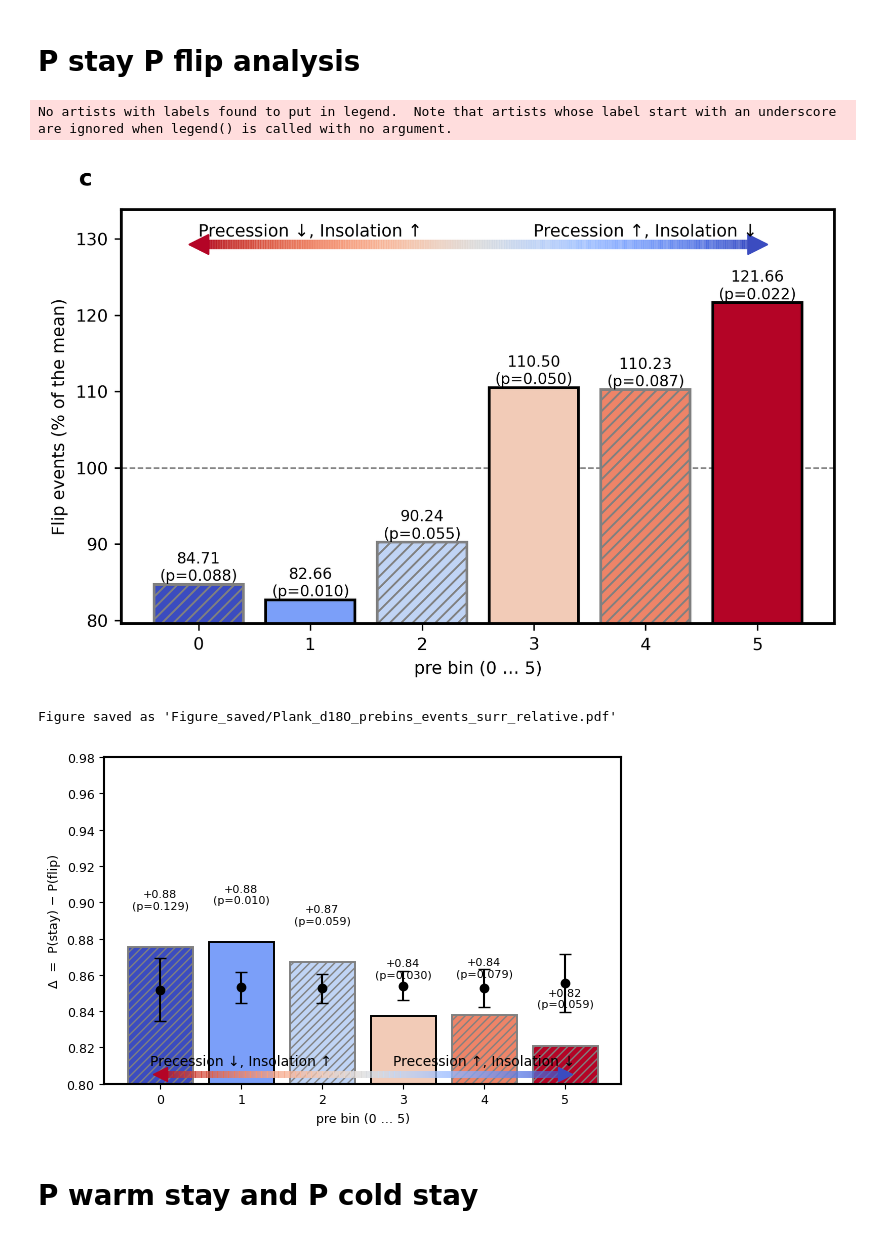
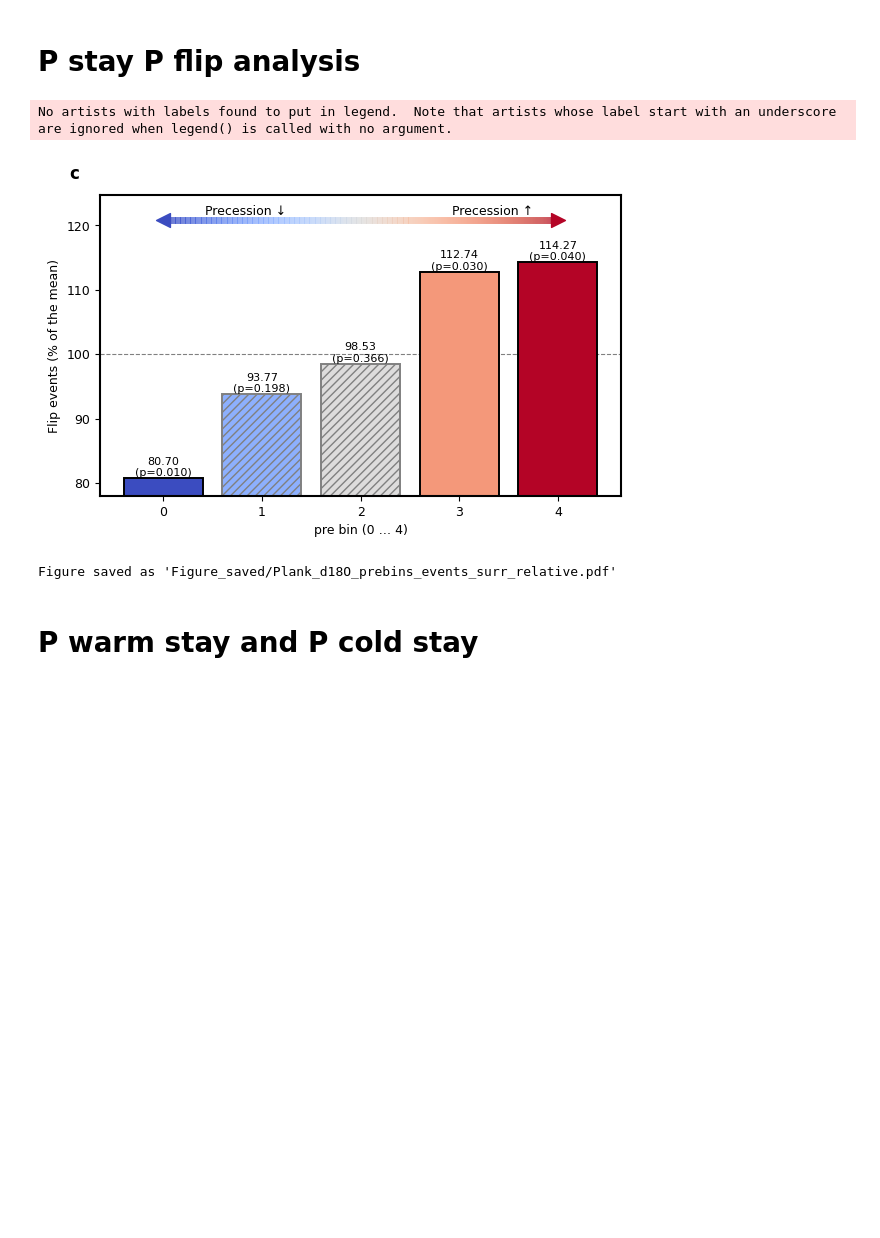
Before and after one commit to Peisong-Zheng/bipolar_seesaw_CCM, a Jupyter notebook: TE_DH_data_d18O.ipynb, the cells around one changed output. Saved outputs shown, nothing was run; the diff lists cells and outputs as text; code cells hidden in the pictures; blank space fills up the shorter version.

```diff
--- a/TE_DH_data_d18O.ipynb
+++ b/TE_DH_data_d18O.ipynb
@@ -44,10 +44,12 @@ df_filt_d18O = df_filt_d18O[df_filt_d18O['age'] <= 640_000]
 # df_filt_d18O.to_csv(r'D:\VScode\bipolar_seesaw_CCM\filtered_data\MD01-2444_339-U1385_benthic_d18O_hp_filt.csv', index=False)
 df_filt_d18O.to_csv(r'D:\VScode\bipolar_seesaw_CCM\filtered_data\MD01-2444_339-U1385_plank_d18O_hp_filt.csv', index=False)
 
-df_filt_d18O['filt_d18O'] = df_filt_d18O['filt_d18O'].rolling(window=5, min_periods=1).mean()
+df_filt_d18O['filt_d18O'] = df_filt_d18O['filt_d18O'].rolling(window=10, min_periods=1).mean()
 # drop NaN values
 df_filt_d18O = df_filt_d18O.dropna()
 
 print("Are there any NaN values in the interpolated d18O data?", df_d18O_0_2.isnull().values.any())
 print("Are there any NaN values in the interpolated ZrSr data?", df_ZrSr_0_2.isnull().values.any())
+
+df_filt_d18O = df_filt_d18O[df_filt_d18O['age'] <= 410_000]
 # %% [output]
@@ -472,54 +474,54 @@ delta, mu, sigma, p = sa.prob_prebins_events_surr_relative(
         df_pre_i, df_sq_i,
         forcing_column='pre',
         target_column='filt_d18O',
-        nbins_pre=6,
-        n_surr=1000,
+        sq_method = 'quantile',
+        nbins_pre=5,
+        n_surr=100,
         window =20_000,
         alpha=0.05,
         y_min=None,
         y_max=None,
         random_state=None,   # reproducible
-        dpi=300,
+        dpi=100,
         panel_label="c",
         save_figure=True,    # save figure to /Figure_saved
         proxy_name='Plank_d18O'    # merge the proxy name into the file name
 
 )
 
 
 
 
 
 
 
 
-delta, mu, sigma, p = sa.prob_prebins_diffbar_surr(
-        df_pre_i, df_sq_i,
-        forcing_column='pre',
-        target_column='filt_d18O',
-        nbins_pre=6,
-        n_surr=100,
-        alpha=0.05,
-        y_min=0.8,
-        y_max=0.98,
-        random_state=0   # reproducible
-)
+# delta, mu, sigma, p = sa.prob_prebins_diffbar_surr(
+#         df_pre_i, df_sq_i,
+#         forcing_column='pre',
+#         target_column='filt_d18O',
+#         nbins_pre=6,
+#         n_surr=100,
+#         alpha=0.05,
+#         y_min=0.8,
+#         y_max=0.98,
+#         random_state=0   # reproducible
+# )
 
 
 # delta, mu, sigma, p = sa.prob_prebins_diffbar_surr(
 #         df_obl_i, df_sq_i,
 #         forcing_column='obl',
 #         target_column='filt_d18O',
 #         nbins_pre=6,
 #         n_surr=1000,
 #         alpha=0.05,
 #         random_state=0   # reproducible
 # )
 # %% [output]
 No artists with labels found to put in legend.  Note that artists whose label start with an underscore are ignored when legend() is called with no argument.
-[figure, old version]
+[figure, new version]
 Figure saved as 'Figure_saved/Plank_d18O_prebins_events_surr_relative.pdf'
-[figure, removed]
 # %% [markdown]
 # P warm stay and P cold stay
 # %%
```
Also changed, not shown: parts of 4 cells of this notebook, 5 other files.
